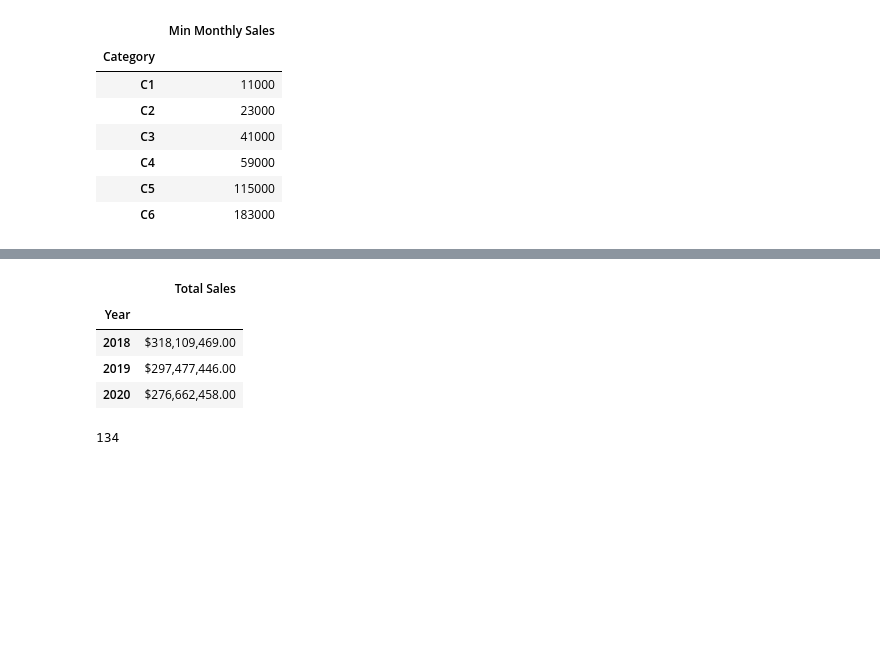
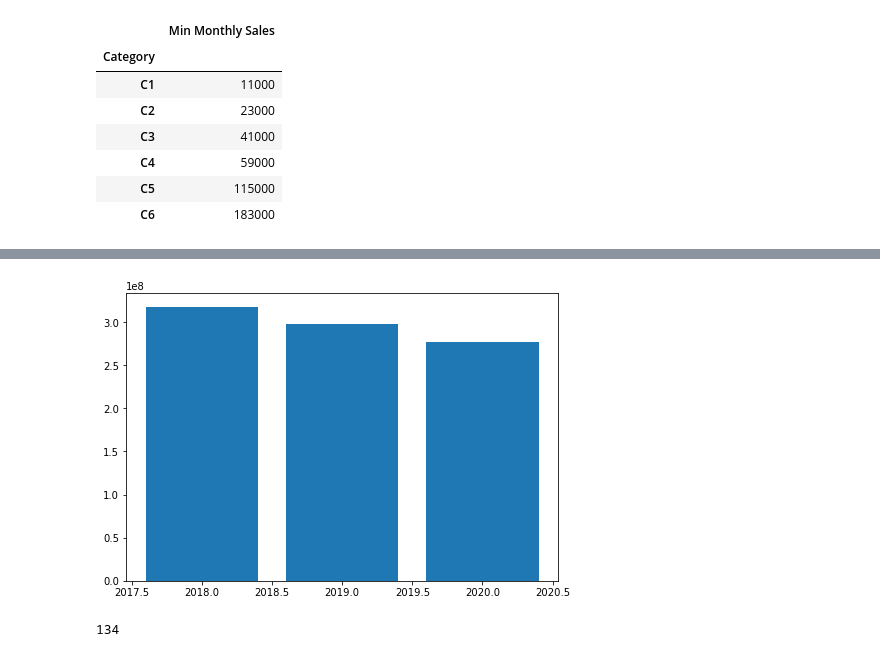
Before and after one commit to MauCFD/Project_1, a Jupyter notebook: project 1 - Analyzing a Loyalty Program/Loyalty Program - analyzing data.ipynb, the cells around one changed output, grey strips where cells are left out. Cells and saved outputs as stored; diff of their text form; code cells hidden in the pictures; blank space fills up the shorter version.

```diff
--- a/project 1 - Analyzing a Loyalty Program/Loyalty Program - analyzing data.ipynb
+++ b/project 1 - Analyzing a Loyalty Program/Loyalty Program - analyzing data.ipynb
@@ -50,13 +78,15 @@ min_sales_by_category
 # %%
 # Sum the Total Sales by Year
-yearly_sales_df = (pd.DataFrame(Project_df.groupby('Year')["Total Sales"].sum()).style.format('${0:,.2f}'))
-yearly_sales_df
+yearly_sales_df = pd.DataFrame(Project_df.groupby('Year')["Total Sales"].sum()).reset_index()
+#.style.format('${0:,.2f}'))
+
+fig = plt.figure()
+ax = fig.add_axes([0,0,1,1])
+ax.bar(yearly_sales_df['Year'],yearly_sales_df['Total Sales'])
+
+plt.savefig("plots/Total Sales by Year.png")
 # %% [output]
-|  | Total Sales |
-| Year |  |
-| 2018 | $318,109,469.00 |
-| 2019 | $297,477,446.00 |
-| 2020 | $276,662,458.00 |
+[figure, added]
 # %%
 # Checking the number of different Locations
 unique_locations = Project_df.drop_duplicates("Location")
```
Also changed, not shown: parts of 4 cells of this notebook, 2 other files.
